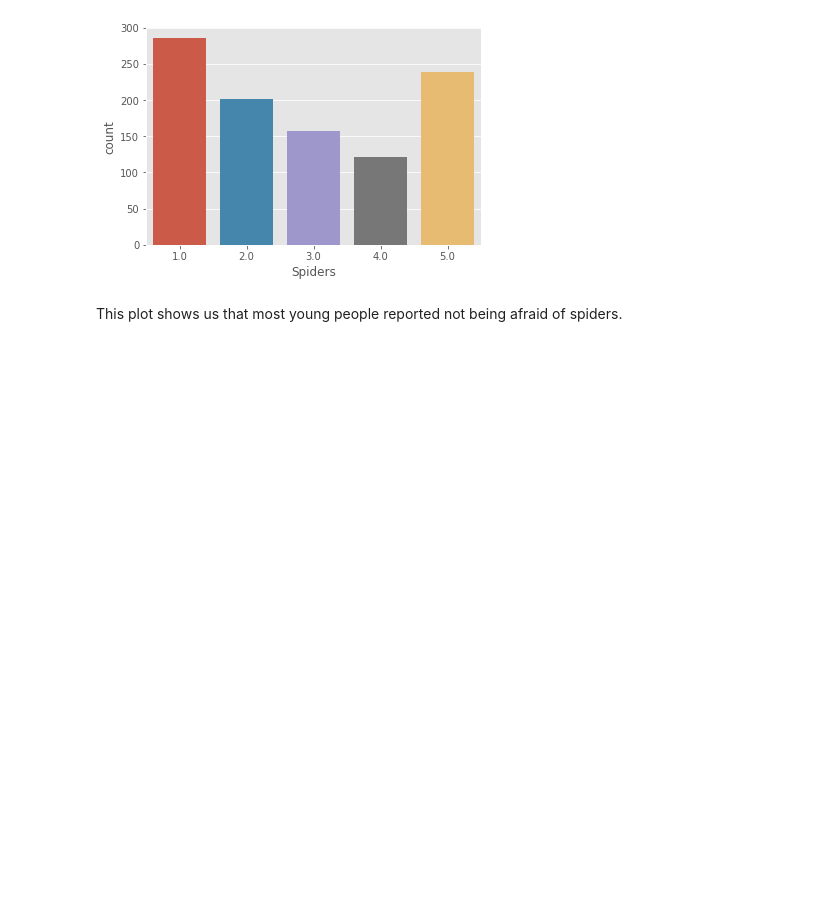
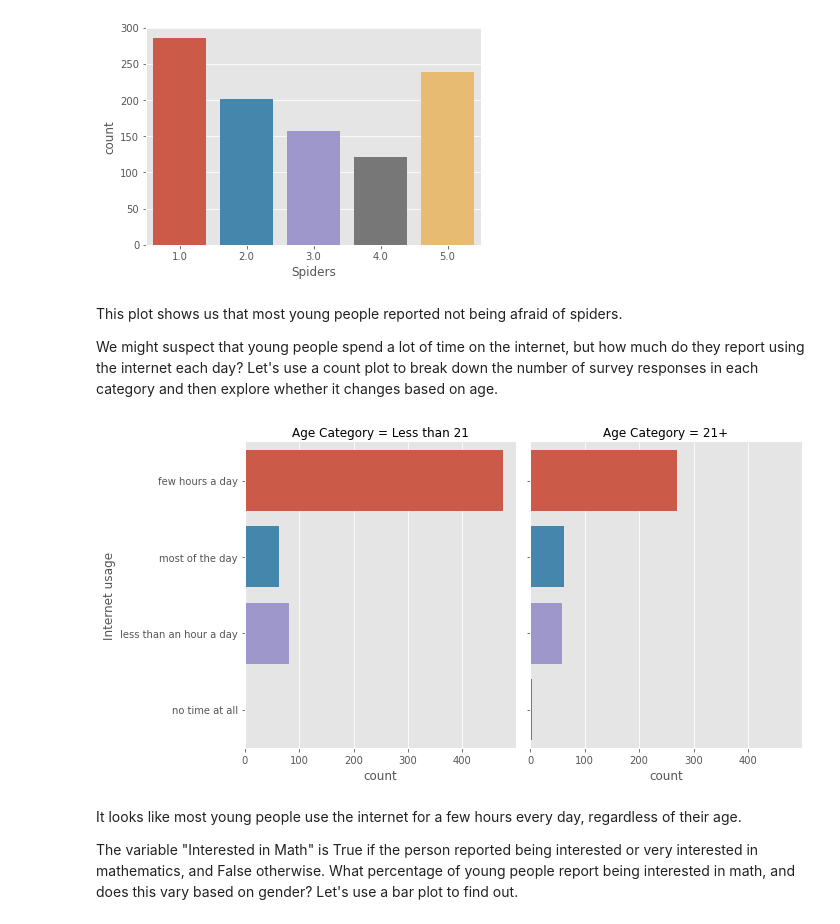
Before and after one commit to VictorOmondi1997/visualizing_young_people_survey, a Jupyter notebook: visualizing_young_people_survey.ipynb, the cells around one changed output. Saved outputs shown, nothing was run; the diff lists cells and outputs as text; code cells hidden in the pictures; blank space fills up the shorter version.

Commit message:
Updated using Colaboratory

```diff
--- a/visualizing_young_people_survey.ipynb
+++ b/visualizing_young_people_survey.ipynb
@@ -30,5 +32,20 @@ sns.countplot(data=df, x='Spiders')
 # %% [output]
 <matplotlib.axes._subplots.AxesSubplot at 0x...>
 [figure]
-# %% [markdown]
-This plot shows us that most young people reported not being afraid of spiders.
+# %% [markdown]
+This plot shows us that most young people reported not being afraid of spiders.
+
+We might suspect that young people spend a lot of time on the internet, but how much do they report using the internet each day? Let's use a count plot to break down the number of survey responses in each category and then explore whether it changes based on age.
+# %%
+def age_category(row):
+  return 'Less than 21' if row['Age']<21 else '21+'
+df['Age Category']=df.apply(age_category, axis=1)
+# %%
+sns.catplot(data=df, kind='count', y='Internet usage', col='Age Category')
+plt.show()
+# %% [output]
+[figure, added]
+# %% [markdown]
+ It looks like most young people use the internet for a few hours every day, regardless of their age.
+
+ The variable "Interested in Math" is True if the person reported being interested or very interested in mathematics, and False otherwise. What percentage of young people report being interested in math, and does this vary based on gender? Let's use a bar plot to find out.
```
Also changed, not shown: parts of 5 cells of this notebook.
